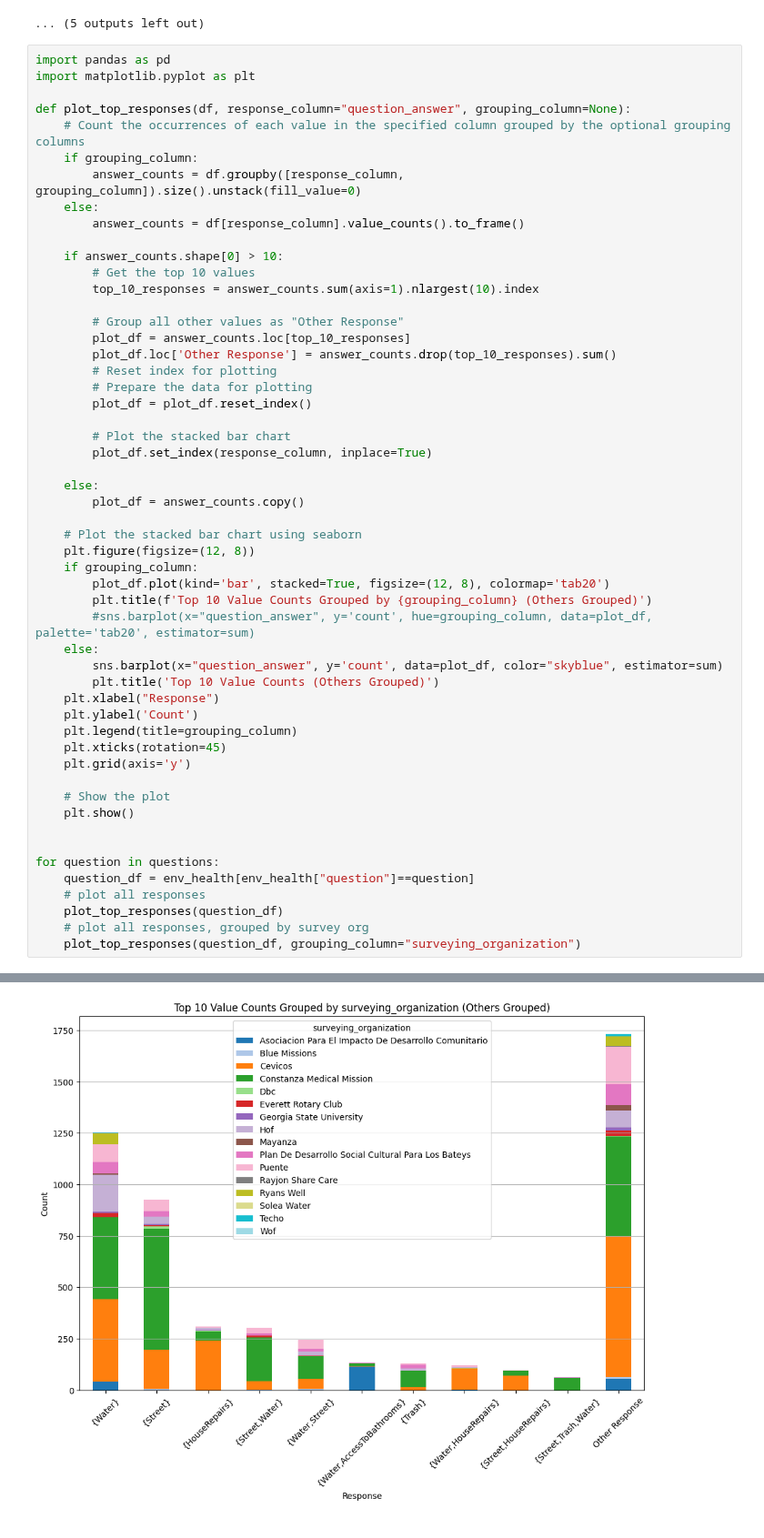
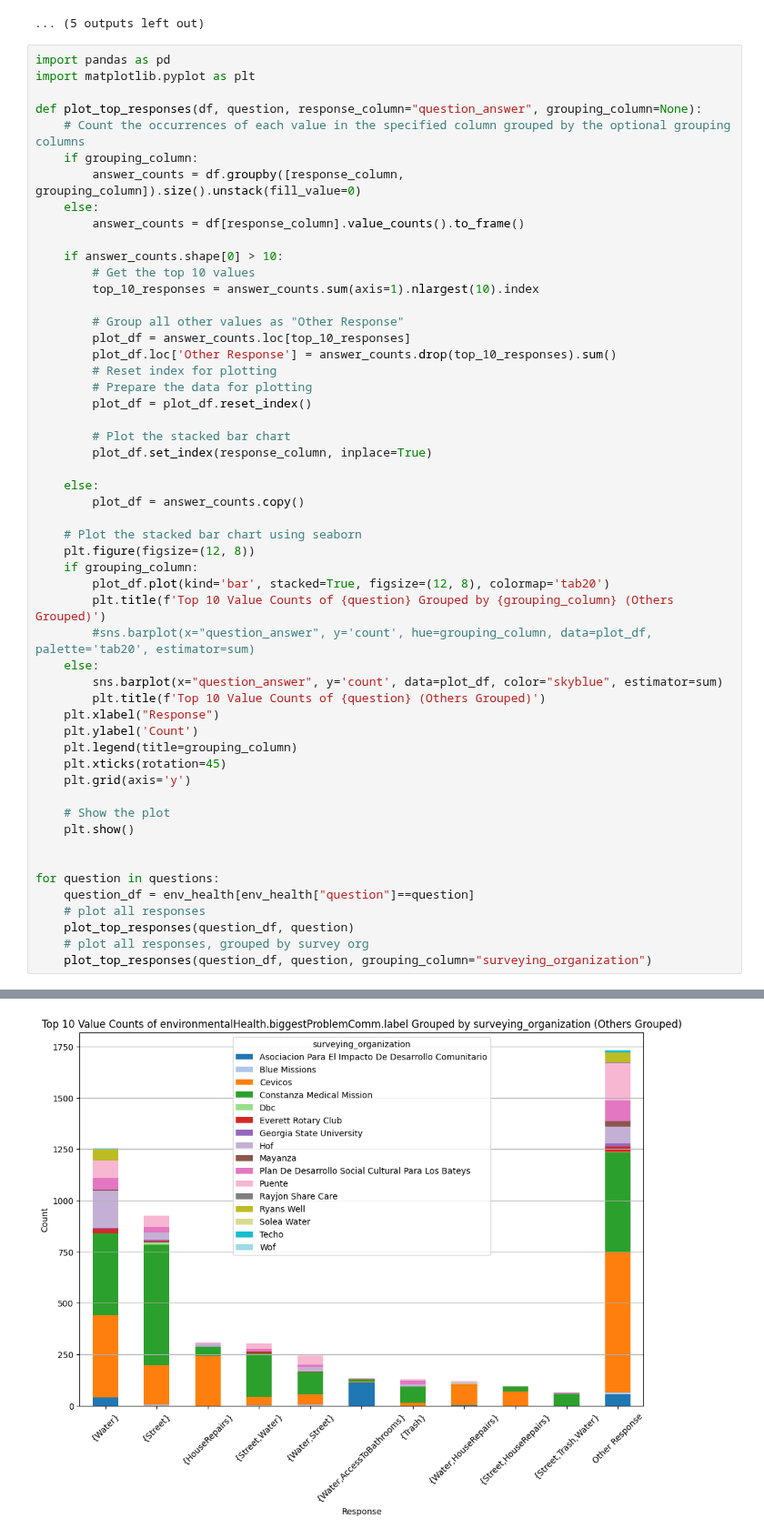
Before and after one commit to puente-dr/serverless, a Jupyter notebook: puente-analytics-service/lambdas/etl/notebooks/visualizations.ipynb, the cells around one changed output, grey strips where cells are left out. Shown at 91% size. Drawn from its saved outputs; the diff is of its cells as text.

Commit message:
question in plot title

```diff
--- a/puente-analytics-service/lambdas/etl/notebooks/visualizations.ipynb
+++ b/puente-analytics-service/lambdas/etl/notebooks/visualizations.ipynb
@@ -160,7 +160,7 @@ for question in questions:
 import pandas as pd
 import matplotlib.pyplot as plt
 
-def plot_top_responses(df, response_column="question_answer", grouping_column=None):
+def plot_top_responses(df, question, response_column="question_answer", grouping_column=None):
     # Count the occurrences of each value in the specified column grouped by the optional grouping columns
     if grouping_column:
         answer_counts = df.groupby([response_column, grouping_column]).size().unstack(fill_value=0)
@@ -188,11 +188,11 @@ def plot_top_responses(df, response_column="question_answer", grouping_column=No
     plt.figure(figsize=(12, 8))
     if grouping_column:
         plot_df.plot(kind='bar', stacked=True, figsize=(12, 8), colormap='tab20')
-        plt.title(f'Top 10 Value Counts Grouped by {grouping_column} (Others Grouped)')
+        plt.title(f'Top 10 Value Counts of {question} Grouped by {grouping_column} (Others Grouped)')
         #sns.barplot(x="question_answer", y='count', hue=grouping_column, data=plot_df, palette='tab20', estimator=sum)
     else:
         sns.barplot(x="question_answer", y='count', data=plot_df, color="skyblue", estimator=sum)
-        plt.title('Top 10 Value Counts (Others Grouped)')
+        plt.title(f'Top 10 Value Counts of {question} (Others Grouped)')
     plt.xlabel("Response")
     plt.ylabel('Count')
     plt.legend(title=grouping_column)
@@ -206,7 +206,7 @@ def plot_top_responses(df, response_column="question_answer", grouping_column=No
 for question in questions:
     question_df = env_health[env_health["question"]==question]
     # plot all responses
-    plot_top_responses(question_df)
+    plot_top_responses(question_df, question)
     # plot all responses, grouped by survey org
-    plot_top_responses(question_df, grouping_column="surveying_organization")
+    plot_top_responses(question_df, question, grouping_column="surveying_organization")
 # %% [output]
@@ -214,2 +214,2 @@ for question in questions:
 <Figure size 1200x800 with 0 Axes>
-[figure, old version]
+[figure, new version]
```
Also changed, not shown: parts of 1 cell of this notebook.
